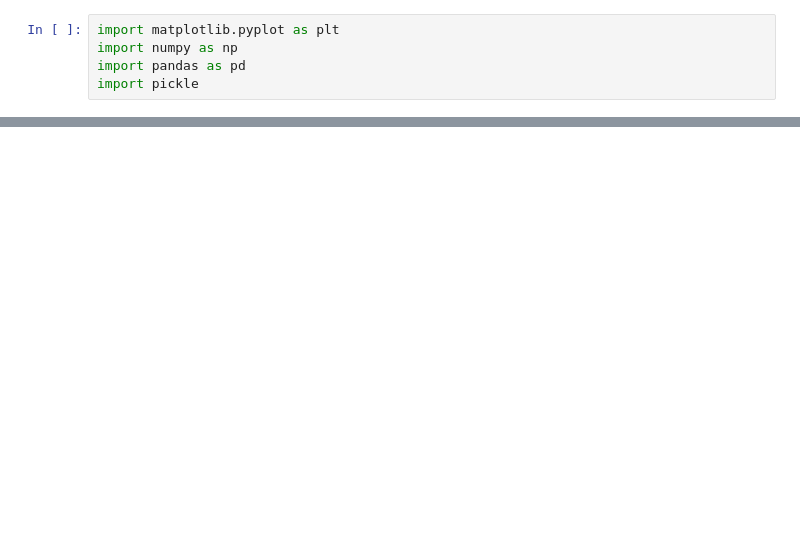
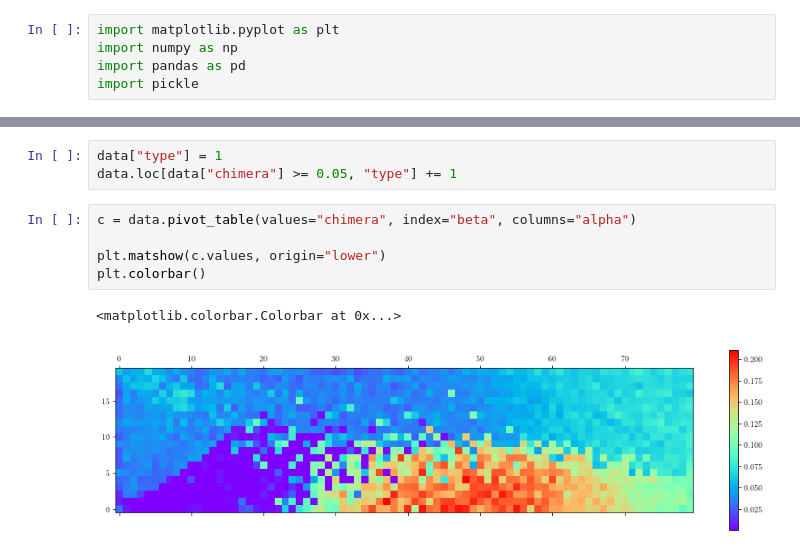
Before and after one commit to henmitch/chimera-2019, a Jupyter notebook: code/python/analysis.ipynb, the cells around one changed output, grey strips where cells are left out. Cells and saved outputs as stored; diff of their text form; blank space fills up the shorter version.

```diff
--- a/code/python/analysis.ipynb
+++ b/code/python/analysis.ipynb
@@ -8,0 +18,11 @@ with open("../../data/hizandis_params.pkl", "rb") as f:
+# %%
+data["type"] = 1
+data.loc[data["chimera"] >= 0.05, "type"] += 1
+# %%
+c = data.pivot_table(values="chimera", index="beta", columns="alpha")
+
+plt.matshow(c.values, origin="lower")
+plt.colorbar()
+# %% [output]
+<matplotlib.colorbar.Colorbar at 0x...>
+[figure, added]
```
Also changed, not shown: parts of 8 cells of this notebook, 1 other file.
